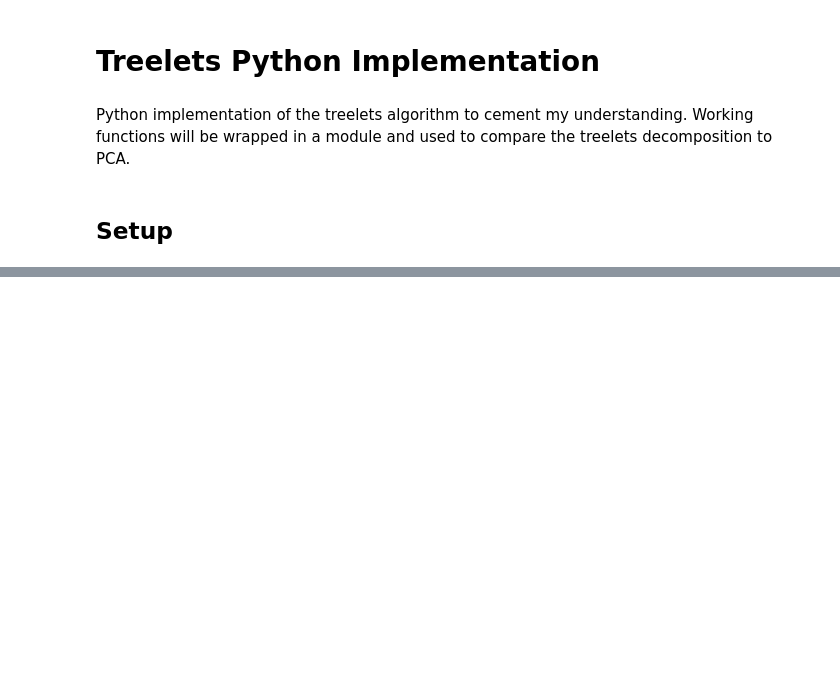
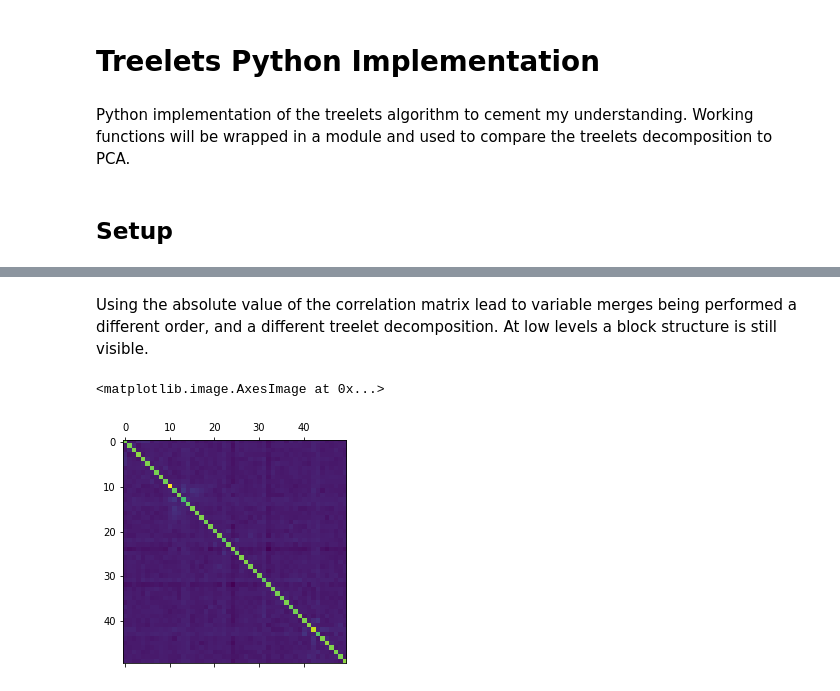
Before and after one commit to Shakeel95/Dimension-Reduction-Trees, a Jupyter notebook: pipeline/treelets-python-implementation.ipynb, the cells around one changed output, grey strips where cells are left out. Cells and saved outputs as stored; diff of their text form; code cells hidden in the pictures; blank space fills up the shorter version.

```diff
--- a/pipeline/treelets-python-implementation.ipynb
+++ b/pipeline/treelets-python-implementation.ipynb
@@ -135,0 +79,10 @@ array([[ 5.60225555e-01, -9.25000000e-05, -6.35917900e-03, ...,
+# %% [markdown]
+Using the absolute value of the correlation matrix lead to variable merges being performed a different order, and a different treelet decomposition. At low levels a block structure is still visible.
+# %%
+abs_tree = pytree.treelet_decomposition(X = Ahat,
+                                        L = 50,
+                                        abs_ = True)
+plt.matshow(abs_tree[10]["C"])
+# %% [output]
+<matplotlib.image.AxesImage at 0x...>
+[figure, added]
```
Also changed, not shown: parts of 26 cells of this notebook, 4 other files.
